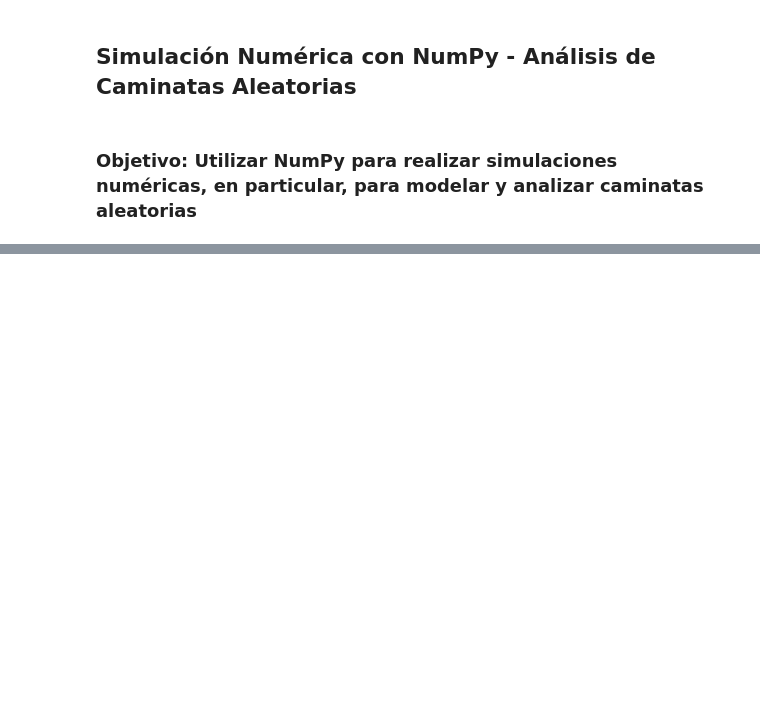
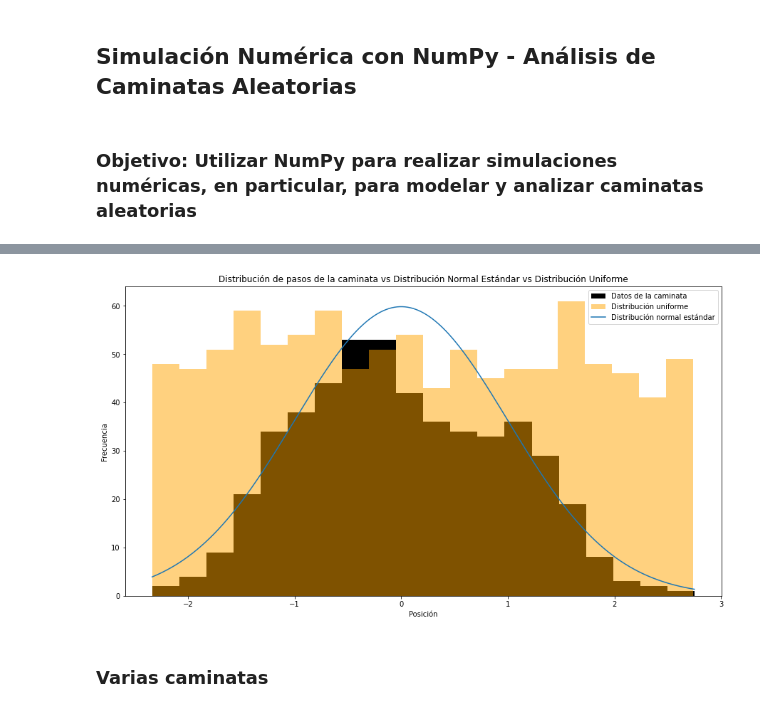
Before and after one commit to JJesusHHiguera/Projects, a Jupyter notebook: Caminata aleatoria.ipynb, the cells around one changed output, grey strips where cells are left out. Drawn from its saved outputs; the diff is of its cells as text; code cells hidden in the pictures; blank space fills up the shorter version.

```diff
--- a/Caminata aleatoria.ipynb
+++ b/Caminata aleatoria.ipynb
@@ -41,0 +71,29 @@ Ahora, hagamos lo propio para la versión en dos dimensiones
+# %%
+from scipy.stats import norm
+
+#Para lo siguiente, es conveniente calcular la media de los últimos datos
+mu = np.mean(arr_posiciones)
+
+#Realizamos el proceso de estandarización
+Z = (arr_posiciones - mu)/std
+
+#Procedemos a construir la distribución normal y la uniforme para comparar los datos obtenidos
+nor_x = np.linspace(min(Z), max(Z), 1000) #Definimos los parámetros de la distribución normal
+nor_y = norm.pdf(nor_x, 0, 1)*150 #Modificamos la PDF para escalar adecuadamente la gráfica
+
+#Distribución uniforme
+unif = np.random.uniform(min(Z), max(Z), 1000)
+
+plt.figure(figsize=(15,8))
+plt.hist(Z, bins=20, color='black', label='Datos de la caminata')
+plt.hist(unif, bins=20, alpha=0.5, color='orange', label='Distribución uniforme')
+plt.plot(nor_x, nor_y, label='Distribución normal estándar')
+plt.title('Distribución de pasos de la caminata vs Distribución Normal Estándar vs Distribución Uniforme')
+plt.xlabel('Posición')
+plt.ylabel('Frecuencia')
+plt.legend()
+plt.show()
+# %% [output]
+[figure, added]
+# %% [markdown]
+### Varias caminatas
```
Also changed, not shown: parts of 35 cells of this notebook.
